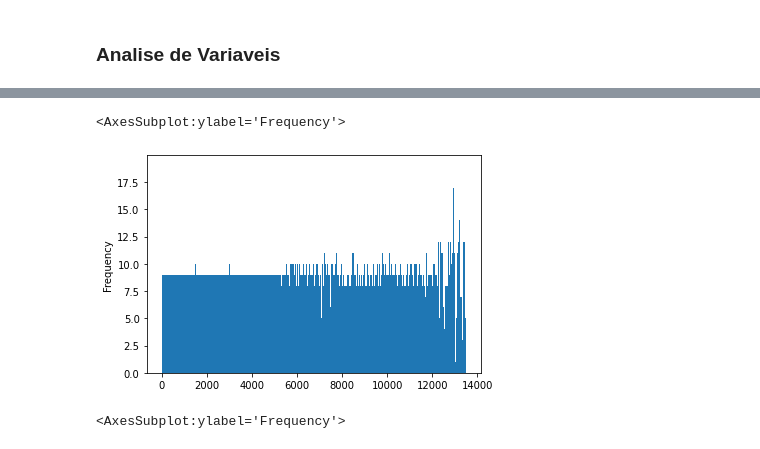
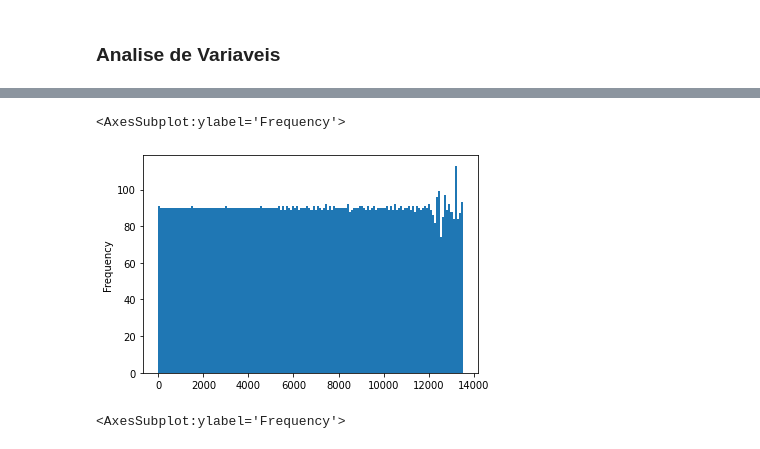
Before and after one commit to dmdp943/Web3-Project, a Jupyter notebook: notebooks/ModeloInicial-Leo.ipynb, the cells around one changed output, grey strips where cells are left out. Saved outputs shown, nothing was run; the diff lists cells and outputs as text; code cells hidden in the pictures.

```diff
--- a/notebooks/ModeloInicial-Leo.ipynb
+++ b/notebooks/ModeloInicial-Leo.ipynb
@@ -109,8 +117,8 @@ df.describe()
 # %%
-df[df['coingecko_rank'] != 0]['coingecko_rank'].plot(kind='hist', bins=1500)
+df[df['coingecko_rank'] != 0]['coingecko_rank'].plot(kind='hist', bins=150)
 # %% [output]
 <AxesSubplot:ylabel='Frequency'>
-[figure, old version]
+[figure, new version]
 # %%
 df[df['coingecko_score'] != 0]['coingecko_score'].plot(kind='hist', bins=1500)
 # %% [output]
```
Also changed, not shown: parts of 6 cells of this notebook, 1 other file.
